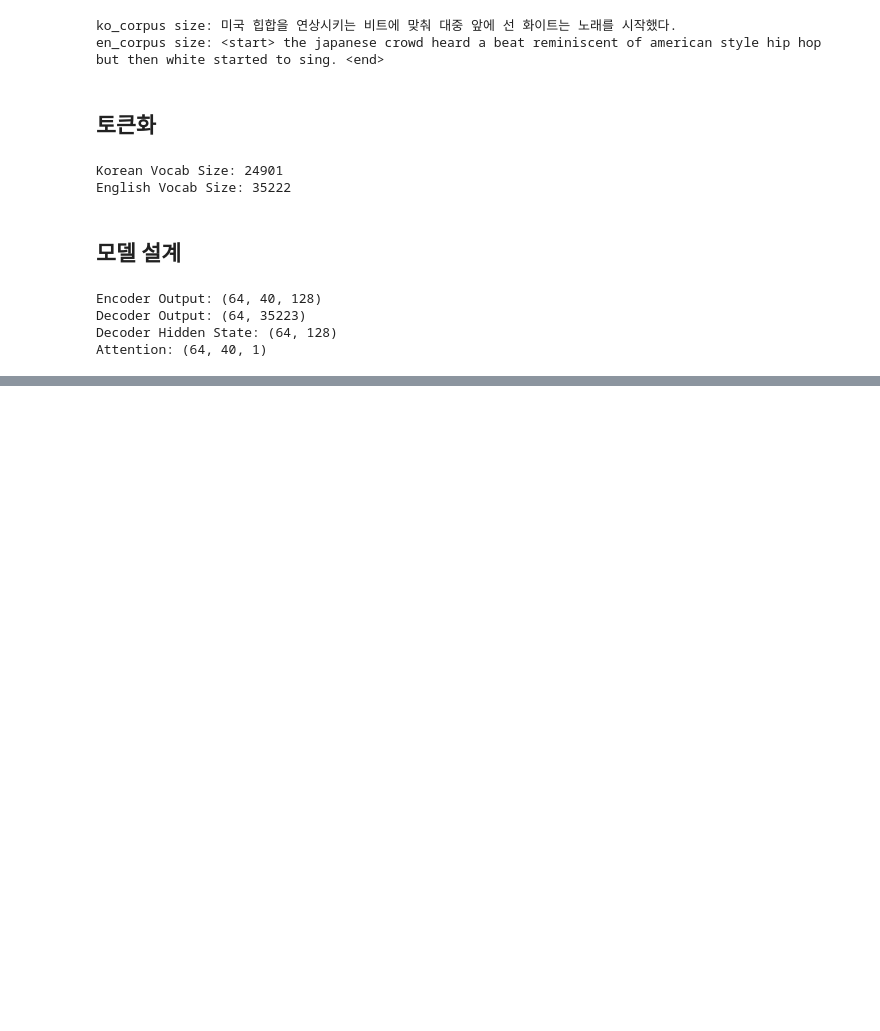
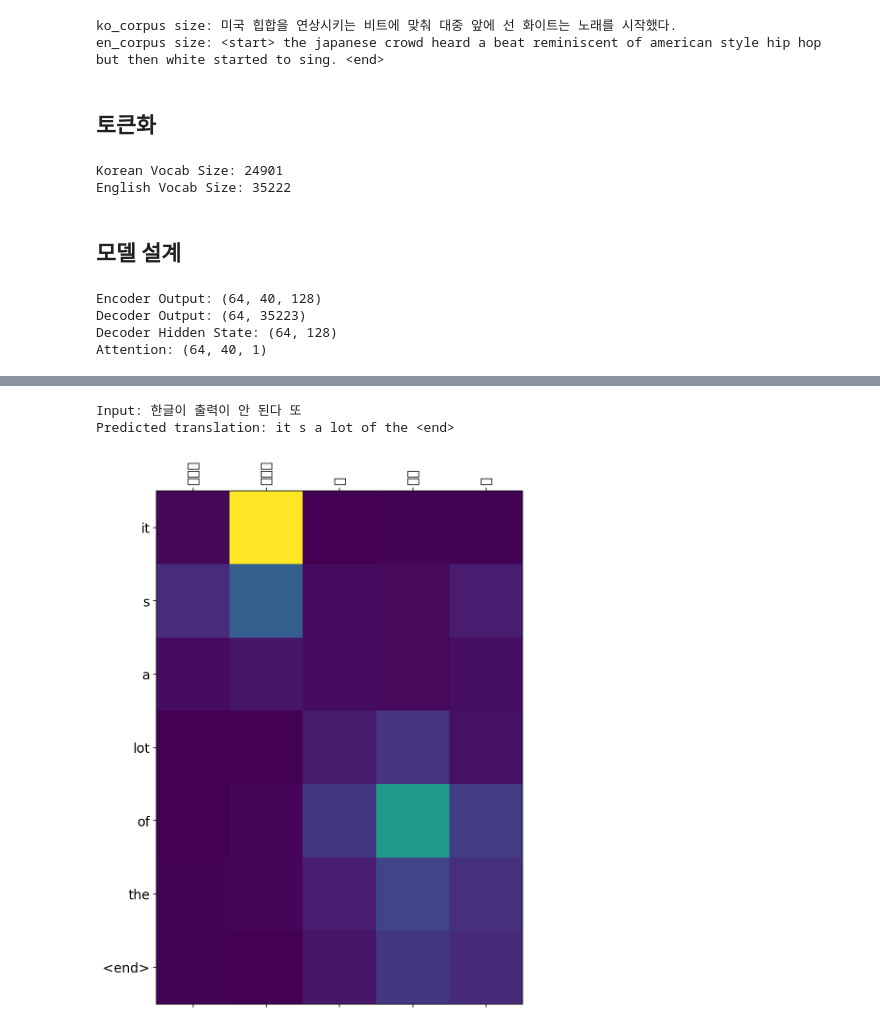
Before and after one commit to nanunzoey/aiffel_projects, a Jupyter notebook: goingdeeper/GD8_s2s_translator_kor_eng.ipynb, the cells around one changed output, grey strips where cells are left out. Drawn from its saved outputs; the diff is of its cells as text; code cells hidden in the pictures; blank space fills up the shorter version.

```diff
--- a/goingdeeper/GD8_s2s_translator_kor_eng.ipynb
+++ b/goingdeeper/GD8_s2s_translator_kor_eng.ipynb
@@ -429,0 +415,6 @@ Predicted translation: the <end>
+# %%
+translate("한글이 출력이 안 된다 또", encoder, decoder)
+# %% [output]
+Input: 한글이 출력이 안 된다 또
+Predicted translation: it s a lot of the <end>
+[figure, added]
```
Also changed, not shown: parts of 5 cells of this notebook.
